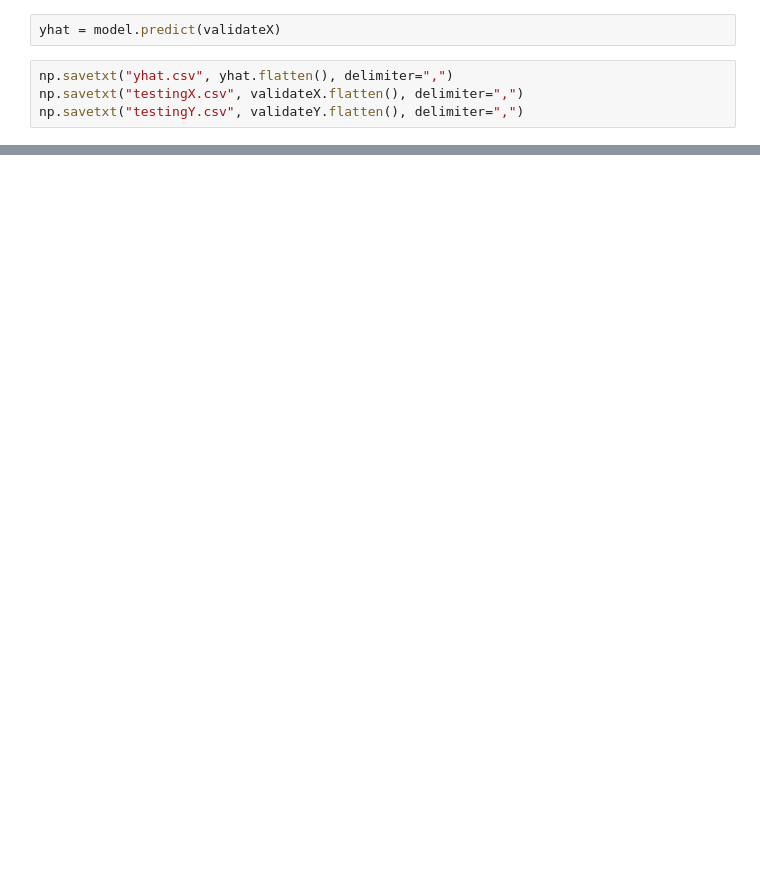
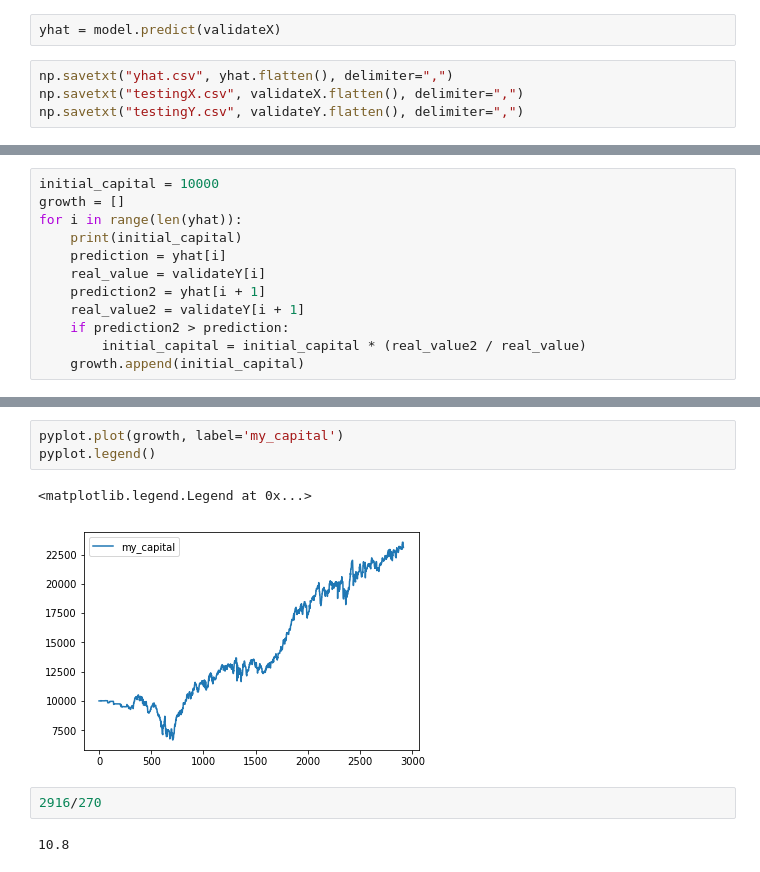
Before and after one commit to rafamph/keras_nyse_rnn, a Jupyter notebook: DAILY_NYSE_RNN.ipynb, the cells around one changed output, grey strips where cells are left out. Cells and saved outputs as stored; diff of their text form; blank space fills up the shorter version.

```diff
--- a/DAILY_NYSE_RNN.ipynb
+++ b/DAILY_NYSE_RNN.ipynb
@@ -118,0 +132,12 @@ pyplot.show()
+# %%
+initial_capital = 10000
+growth = []
+for i in range(len(yhat)):
+    print(initial_capital)
+    prediction = yhat[i]
+    real_value = validateY[i]
+    prediction2 = yhat[i + 1]
+    real_value2 = validateY[i + 1]
+    if prediction2 > prediction:
+        initial_capital = initial_capital * (real_value2 / real_value)
+    growth.append(initial_capital)
@@ -118,0 +163,10 @@ pyplot.show()
+# %%
+pyplot.plot(growth, label='my_capital')
+pyplot.legend()
+# %% [output]
+<matplotlib.legend.Legend at 0x...>
+[figure, added]
+# %%
+2916/270
+# %% [output]
+10.8
```
Also changed, not shown: parts of 7 cells of this notebook.
